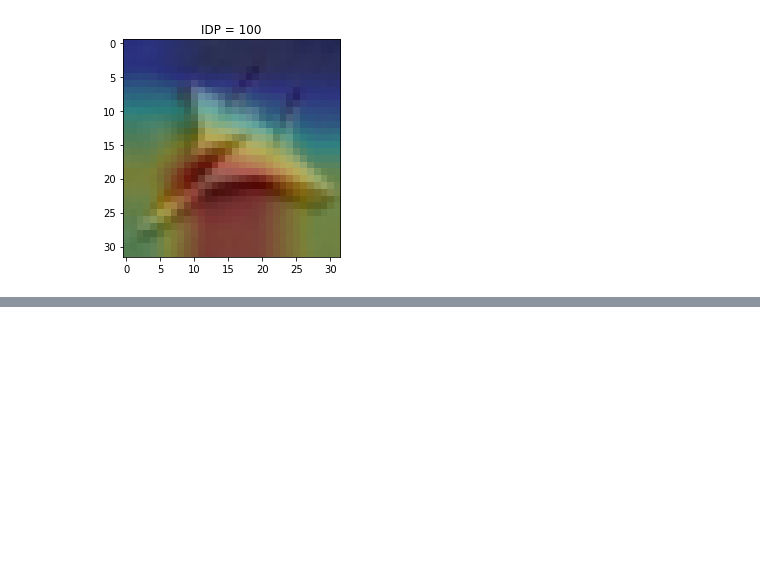
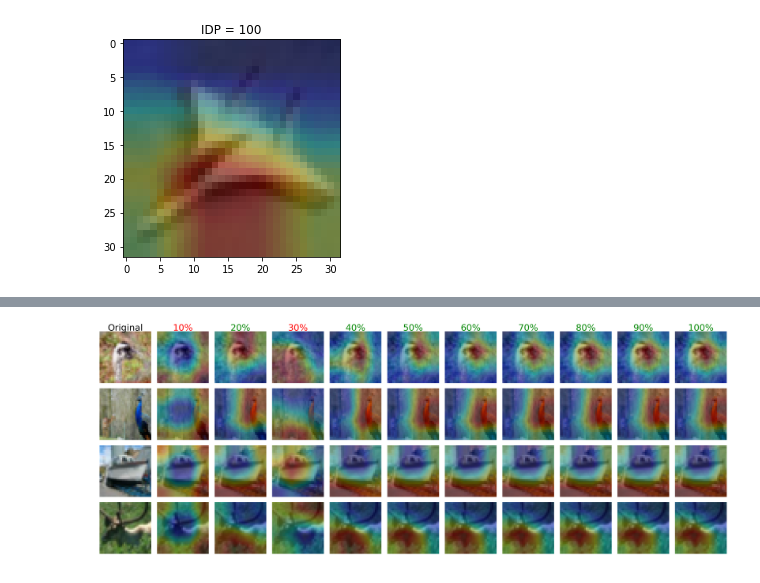
Before and after one commit to tainanboy/Channel-Prioritized-CNN, a Jupyter notebook: tesla_vgg_CAM_visualization.ipynb, the cells around one changed output, grey strips where cells are left out. Saved outputs shown, nothing was run; the diff lists cells and outputs as text; code cells hidden in the pictures; blank space fills up the shorter version.

```diff
--- a/tesla_vgg_CAM_visualization.ipynb
+++ b/tesla_vgg_CAM_visualization.ipynb
@@ -574 +587,39 @@ plt.savefig('CAM_all_example_figure2.svg', format='svg', dpi=100)
+# %%
+# 10 and 30 false examples
+
+rows = 4
+cols = 11
+
+fig, axes = plt.subplots(rows, cols, figsize=(88, 32))
+col_name = ['Original']
+col_name.extend(str(10*i)+'%' for i in range(1, 11))
+
+for i, ima in enumerate(show_images):
+    r = int(i/11)
+    c = i%11
+    axes[r][c].imshow(ima)
+    axes[r][c].axis('off')
+    #axes[r][c].set_xticklabels([])
+    #axes[r][c].set_yticklabels([])
+
+for i, ax in enumerate(axes[0]):
+    if i%11==0:
+        ax.set_title(col_name[i], fontsize=70)
+    elif i%11 ==1 or i%11 ==3:
+        ax.set_title(col_name[i], color='r', fontsize=70)
+    else:
+        ax.set_title(col_name[i], color='g', fontsize=70)
+
+for i in range(len(col_name)):
+    if i%11==0:
+        plt.xlabel(col_name[i], fontsize=70)
+    elif i%11 ==1 or i%11 ==3:
+        plt.xlabel(col_name[i], color='r', fontsize=70)
+    else:
+        plt.xlabel(col_name[i], color='g', fontsize=70)
+
+plt.subplots_adjust(wspace=0.1, hspace=0.1)
+plt.savefig('CAM_all_example_figure4.svg', format='svg', dpi=100)
+# %% [output]
+[figure, added]
 # %%
```
Also changed, not shown: parts of 13 cells of this notebook.
